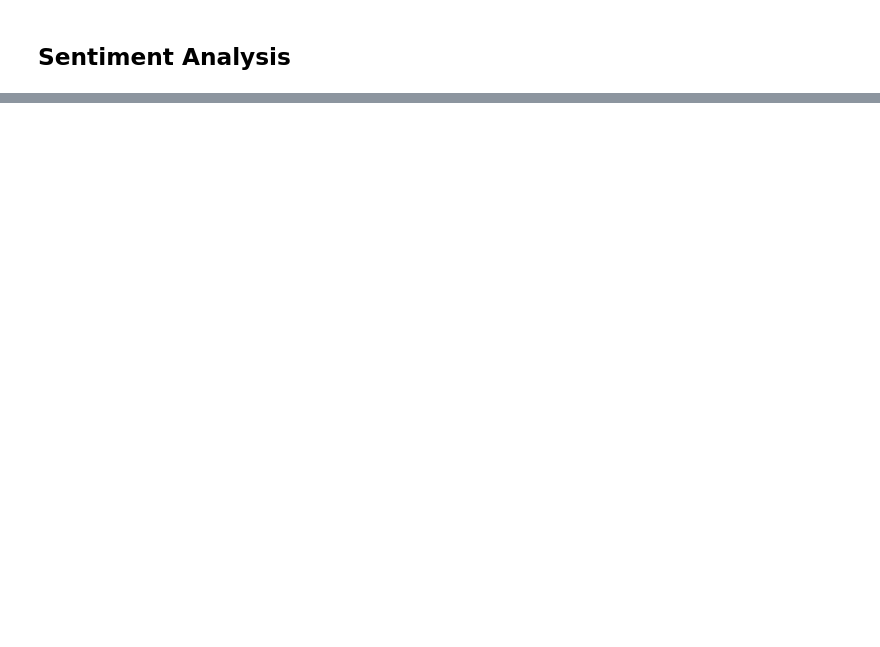
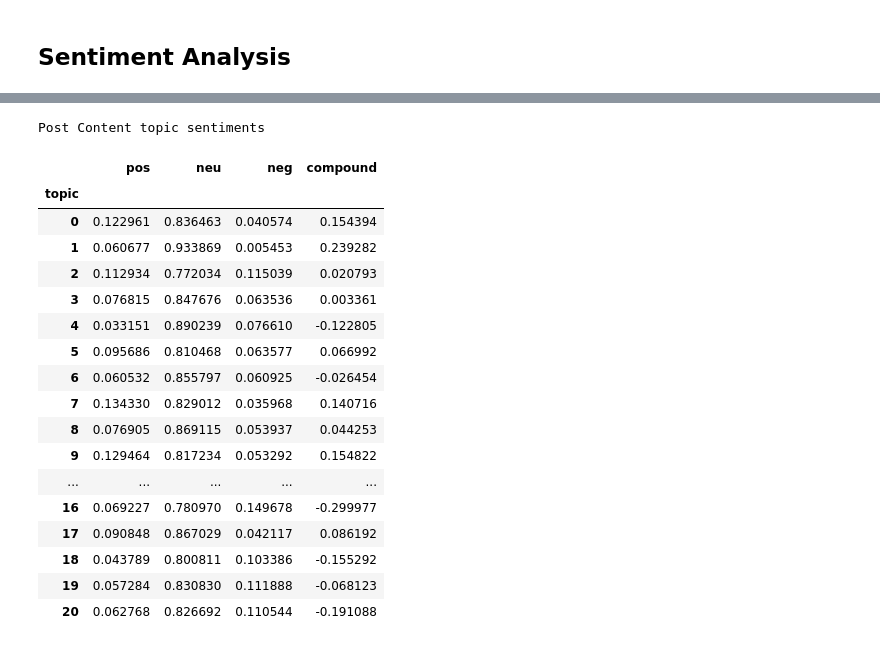
Before and after one commit to Nithin-Alluru/Reddit-Russia-Ukraine-Discourse-Analysis, a Jupyter notebook: text_analysis.ipynb, the cells around one changed output, grey strips where cells are left out. Cells and saved outputs as stored; diff of their text form; code cells hidden in the pictures; blank space fills up the shorter version.

```diff
--- a/text_analysis.ipynb
+++ b/text_analysis.ipynb
@@ -495,0 +571,23 @@ comment_topic_sentiments
+# %%
+print("Post Content topic sentiments")
+post_content_topic_sentiments
+# %% [output]
+Post Content topic sentiments
+|  | pos | neu | neg | compound |
+| topic |  |  |  |  |
+| 0 | 0.122961 | 0.836463 | 0.040574 | 0.154394 |
+| 1 | 0.060677 | 0.933869 | 0.005453 | 0.239282 |
+| 2 | 0.112934 | 0.772034 | 0.115039 | 0.020793 |
+| 3 | 0.076815 | 0.847676 | 0.063536 | 0.003361 |
+| 4 | 0.033151 | 0.890239 | 0.076610 | -0.122805 |
+| 5 | 0.095686 | 0.810468 | 0.063577 | 0.066992 |
+| 6 | 0.060532 | 0.855797 | 0.060925 | -0.026454 |
+| 7 | 0.134330 | 0.829012 | 0.035968 | 0.140716 |
+| 8 | 0.076905 | 0.869115 | 0.053937 | 0.044253 |
+| 9 | 0.129464 | 0.817234 | 0.053292 | 0.154822 |
+| ... | ... | ... | ... | ... |
+| 16 | 0.069227 | 0.780970 | 0.149678 | -0.299977 |
+| 17 | 0.090848 | 0.867029 | 0.042117 | 0.086192 |
+| 18 | 0.043789 | 0.800811 | 0.103386 | -0.155292 |
+| 19 | 0.057284 | 0.830830 | 0.111888 | -0.068123 |
+| 20 | 0.062768 | 0.826692 | 0.110544 | -0.191088 |
```
Also changed, not shown: parts of 17 cells of this notebook, 1 other file.
